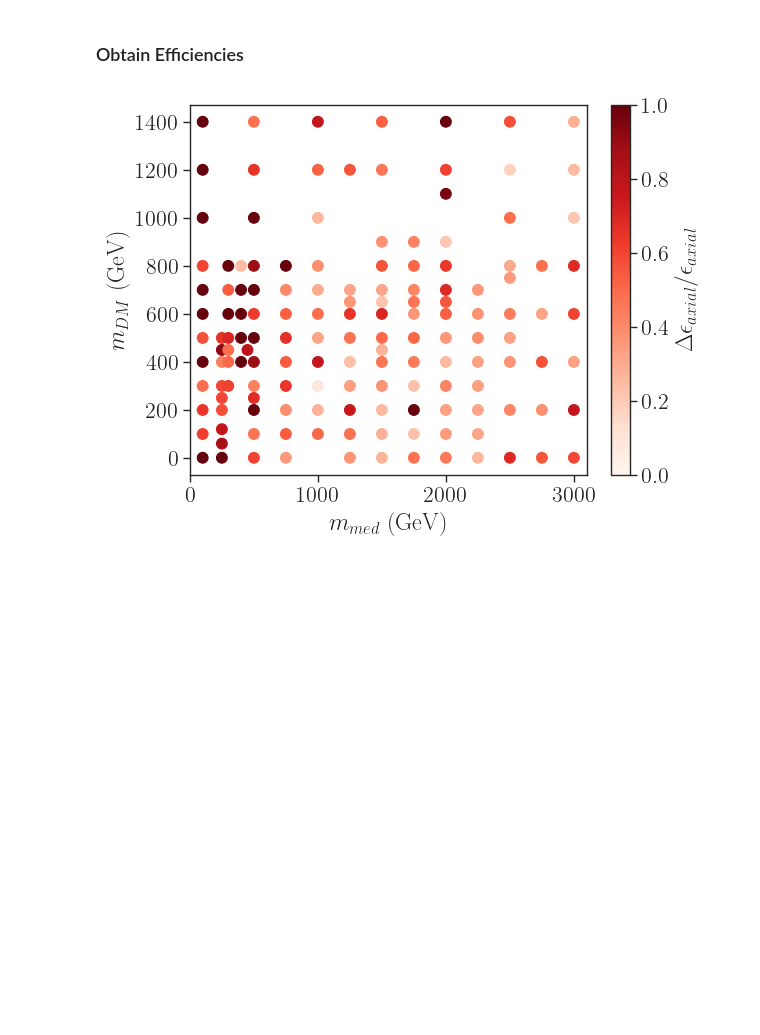
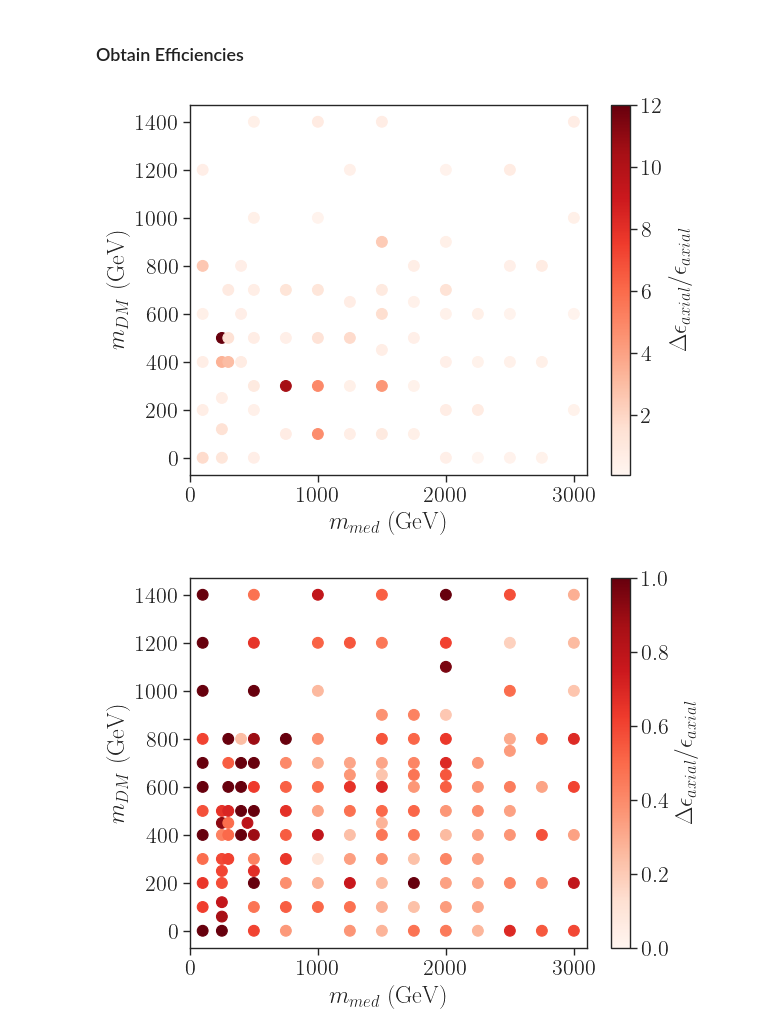
Before and after one commit to andlessa/MonoXSMS, a Jupyter notebook: notebooks/mapEfficiencies-Copy1.ipynb, the cells around one changed output. Cells and saved outputs as stored; diff of their text form; code cells hidden in the pictures; blank space fills up the shorter version.

```diff
--- a/notebooks/mapEfficiencies-Copy1.ipynb
+++ b/notebooks/mapEfficiencies-Copy1.ipynb
@@ -107,5 +103,31 @@ for med, dm in effVec:
     chis.append(d/errd)
     maxDiff.append(rd)
+# %%
+import numpy as np
+import matplotlib.pyplot as plt
+import matplotlib.colors as mcolors
+
+# Filter dataVec to match the length of maxDiff
+filtered_dataVec = dataVec.iloc[::2]
+
+# Filter maxDiff to match the length of filtered_dataVec
+filtered_maxDiff = maxDiff[:len(filtered_dataVec)]
+
+# Normalize maxDiff values between 0 and 1
+norm = mcolors.Normalize(vmin=np.min(filtered_maxDiff), vmax=np.max(filtered_maxDiff))
+cmap = plt.cm.get_cmap('Reds')
+
+# Plot results
+plt.scatter(x=filtered_dataVec['$m_{med}$'], y=filtered_dataVec['$m_{DM}$'], c=filtered_maxDiff,
+            cmap=cmap, s=60, norm=norm)
+
+cbar = plt.colorbar(label=r'$\Delta \epsilon_{axial}/\epsilon_{axial}$')
+plt.xlabel(r'$m_{med}$ (GeV)')
+plt.xlim(0, 3100)
+plt.ylabel(r'$m_{DM}$ (GeV)')
+plt.show()
+# %% [output]
+[figure, added]
 # %%
 # Plot results
 plt.scatter(x=dataVec['$m_{med}$'], y=dataVec['$m_{DM}$'], vmin=0., vmax=1., c=maxDiff,
```
Also changed, not shown: parts of 13 cells of this notebook, 3 other files.
